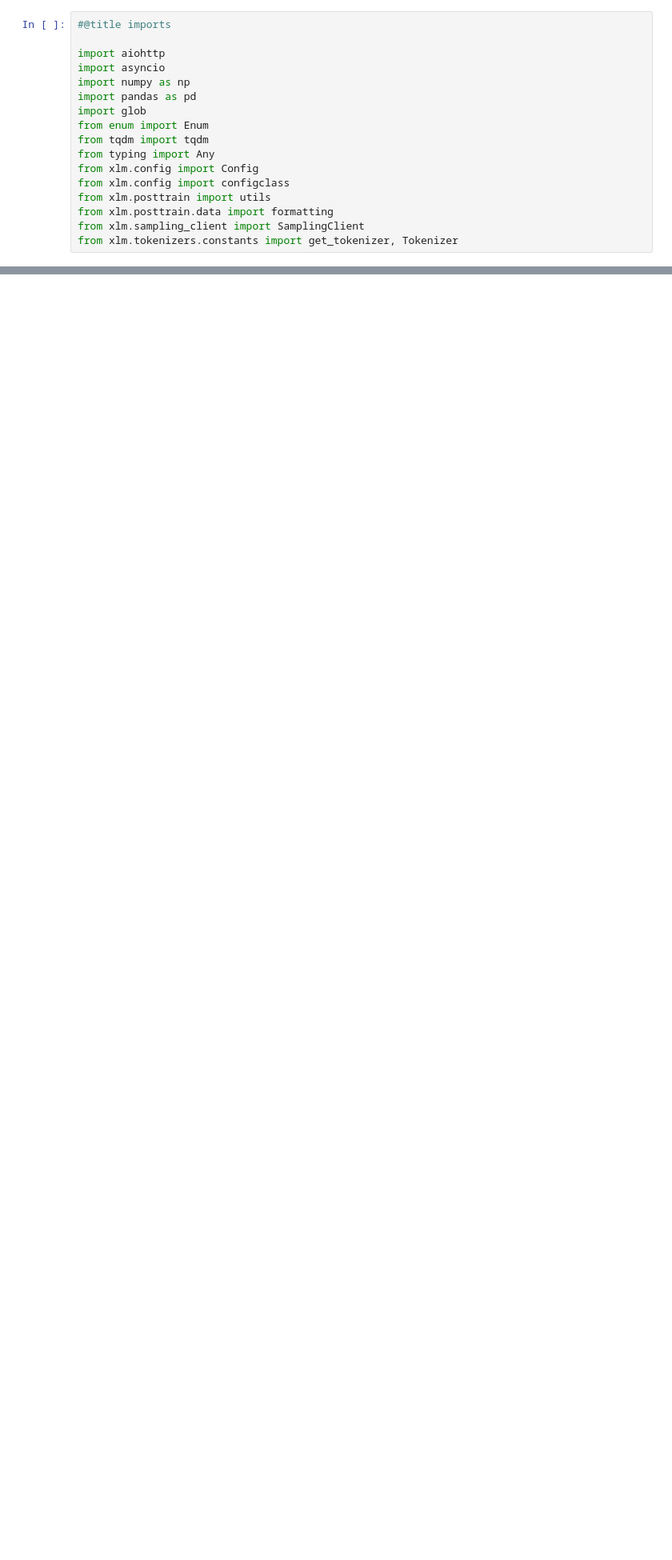
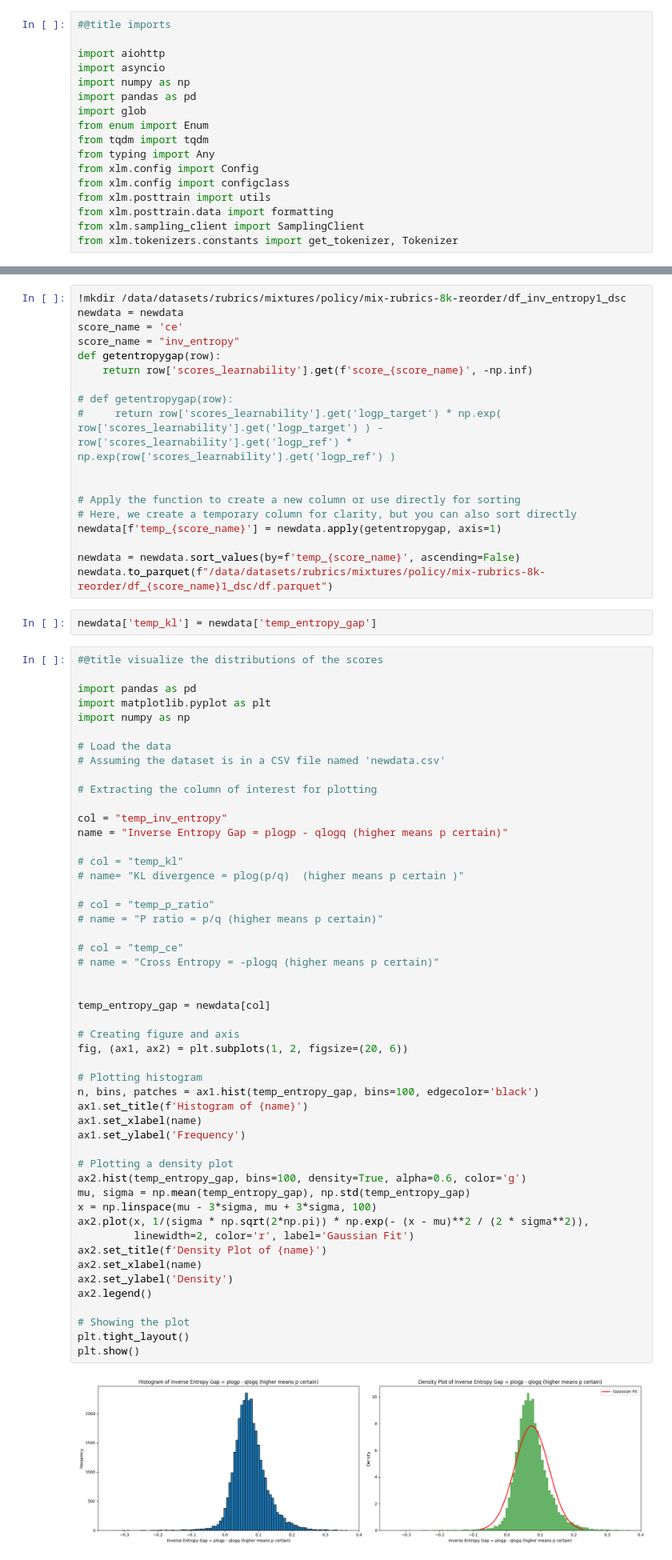
Before and after one commit to yuchenhe-xai/yccolab, a Jupyter notebook: 241113_scoring_data_distribution.ipynb, the cells around one changed output, grey strips where cells are left out. Shown at 80% size. Drawn from its saved outputs; the diff is of its cells as text; blank space fills up the shorter version.

Commit message:
update to dump all scores and visualize them

```diff
--- a/241113_scoring_data_distribution.ipynb
+++ b/241113_scoring_data_distribution.ipynb
@@ -272,0 +339,72 @@ newdata
+# %%
+!mkdir /data/datasets/rubrics/mixtures/policy/mix-rubrics-8k-reorder/df_inv_entropy1_dsc
+newdata = newdata
+score_name = 'ce'
+score_name = "inv_entropy"
+def getentropygap(row):
+    return row['scores_learnability'].get(f'score_{score_name}', -np.inf)
+
+# def getentropygap(row):
+#     return row['scores_learnability'].get('logp_target') * np.exp( row['scores_learnability'].get('logp_target') ) - row['scores_learnability'].get('logp_ref') * np.exp(row['scores_learnability'].get('logp_ref') )
+
+
+# Apply the function to create a new column or use directly for sorting
+# Here, we create a temporary column for clarity, but you can also sort directly
+newdata[f'temp_{score_name}'] = newdata.apply(getentropygap, axis=1)
+
+newdata = newdata.sort_values(by=f'temp_{score_name}', ascending=False)
+newdata.to_parquet(f"/data/datasets/rubrics/mixtures/policy/mix-rubrics-8k-reorder/df_{score_name}1_dsc/df.parquet")
+# %%
+newdata['temp_kl'] = newdata['temp_entropy_gap']
+# %%
+#@title visualize the distributions of the scores
+
+import pandas as pd
+import matplotlib.pyplot as plt
+import numpy as np
+
+# Load the data
+# Assuming the dataset is in a CSV file named 'newdata.csv'
+
+# Extracting the column of interest for plotting
+
+col = "temp_inv_entropy"
+name = "Inverse Entropy Gap = plogp - qlogq (higher means p certain)"
+
+# col = "temp_kl"
+# name= "KL divergence = plog(p/q)  (higher means p certain )"
+
+# col = "temp_p_ratio"
+# name = "P ratio = p/q (higher means p certain)"
+
+# col = "temp_ce"
+# name = "Cross Entropy = -plogq (higher means p certain)"
+
+
+temp_entropy_gap = newdata[col]
+
+# Creating figure and axis
+fig, (ax1, ax2) = plt.subplots(1, 2, figsize=(20, 6))
+
+# Plotting histogram
+n, bins, patches = ax1.hist(temp_entropy_gap, bins=100, edgecolor='black')
+ax1.set_title(f'Histogram of {name}')
+ax1.set_xlabel(name)
+ax1.set_ylabel('Frequency')
+
+# Plotting a density plot
+ax2.hist(temp_entropy_gap, bins=100, density=True, alpha=0.6, color='g')
+mu, sigma = np.mean(temp_entropy_gap), np.std(temp_entropy_gap)
+x = np.linspace(mu - 3*sigma, mu + 3*sigma, 100)
+ax2.plot(x, 1/(sigma * np.sqrt(2*np.pi)) * np.exp(- (x - mu)**2 / (2 * sigma**2)),
+         linewidth=2, color='r', label='Gaussian Fit')
+ax2.set_title(f'Density Plot of {name}')
+ax2.set_xlabel(name)
+ax2.set_ylabel('Density')
+ax2.legend()
+
+# Showing the plot
+plt.tight_layout()
+plt.show()
+# %% [output]
+[figure, added]
```
Also changed, not shown: parts of 13 cells of this notebook.
